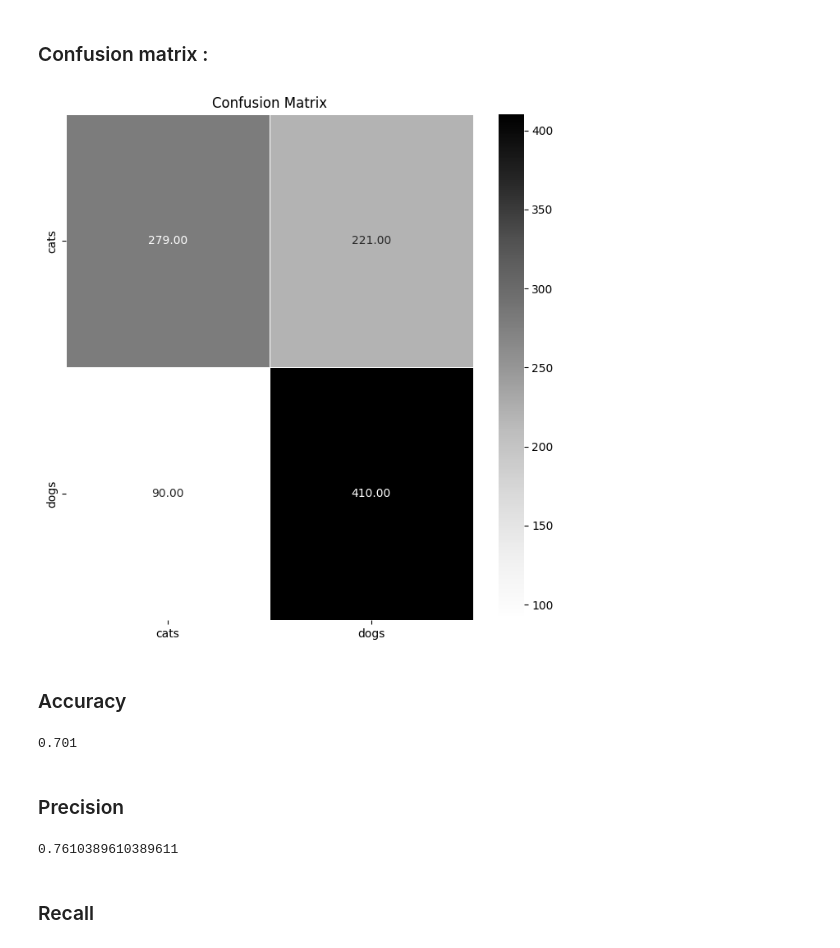
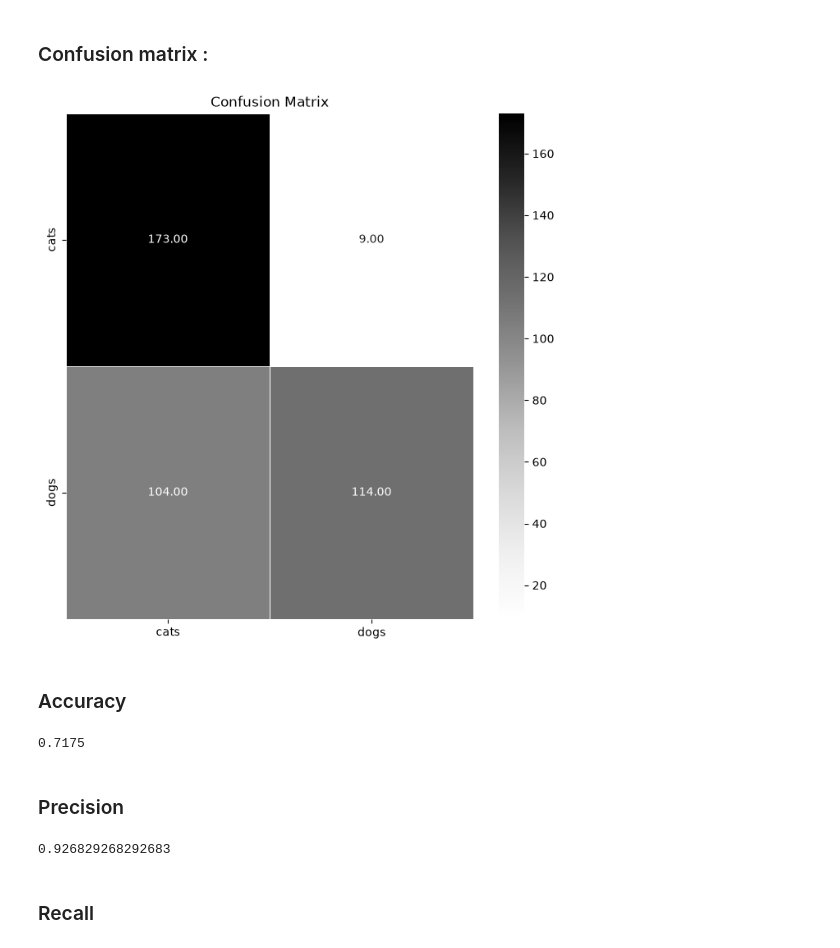
Before and after one commit to AlexisLaf/SimpleCNN_Classifier, a Jupyter notebook: CNN.ipynb, the cells around one changed output. Cells and saved outputs as stored; diff of their text form; code cells hidden in the pictures.

```diff
--- a/CNN.ipynb
+++ b/CNN.ipynb
@@ -23,7 +46,7 @@ import matplotlib.pyplot as plt
 import numpy as np
 from sklearn.metrics import accuracy_score, f1_score, recall_score, precision_score, confusion_matrix
 
-base_dir = "cats_and_dogs_filtered"
+base_dir = "."
 train_dir = os.path.join(base_dir, "train")
 val_dir = os.path.join(base_dir, "validation")
 # %% [markdown]
@@ -339,7 +365,7 @@ Test Recall: 0.8119
 # Preparation of the values :
 label = np.array([])
 predictions = np.array([[]])
-for images, labels in validation_dataset:
+for images, labels in test_dataset:
     # adds all the labels to a single ndarray
     label = np.append(label,labels.numpy(),axis=0)
     # Add the predictions for the same labels to another ndarray
@@ -359,24 +385,24 @@ value 1 means 'dogs'
 # %%
 confusionmatrix = confusion_matrix(label, predictions)
 plt.figure(figsize=(8,8))
-sns.heatmap(confusionmatrix, annot=True, cmap="Greys", fmt=".2f", linewidths=0.5, xticklabels=validation_dataset.class_names, yticklabels=validation_dataset.class_names)
+sns.heatmap(confusionmatrix, annot=True, cmap="Greys", fmt=".2f", linewidths=0.5, xticklabels=test_dataset.class_names, yticklabels=test_dataset.class_names)
 
 plt.title("Confusion Matrix")
 plt.show()
 # %% [output]
-[figure, old version]
+[figure, new version]
 # %% [markdown]
 ### Accuracy
 # %%
 accuracy_score(label, predictions)
 # %% [output]
-0.701
+0.7175
 # %% [markdown]
 ### Precision
 # %%
 precision_score(label, predictions)
 # %% [output]
-0.7610389610389611
+0.926829268292683
 # %% [markdown]
 ### Recall
 # %%
```
Also changed, not shown: parts of 12 cells of this notebook.
